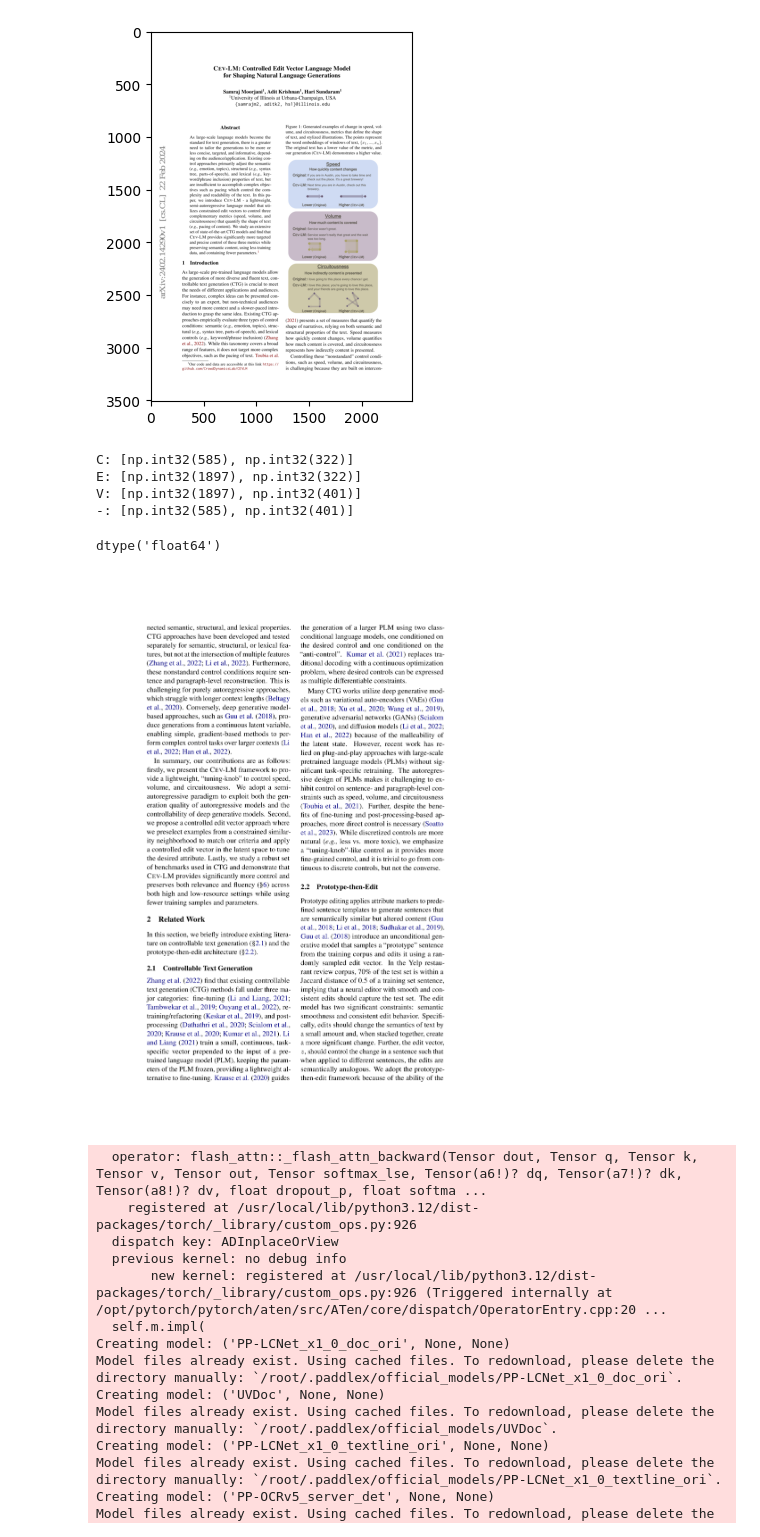
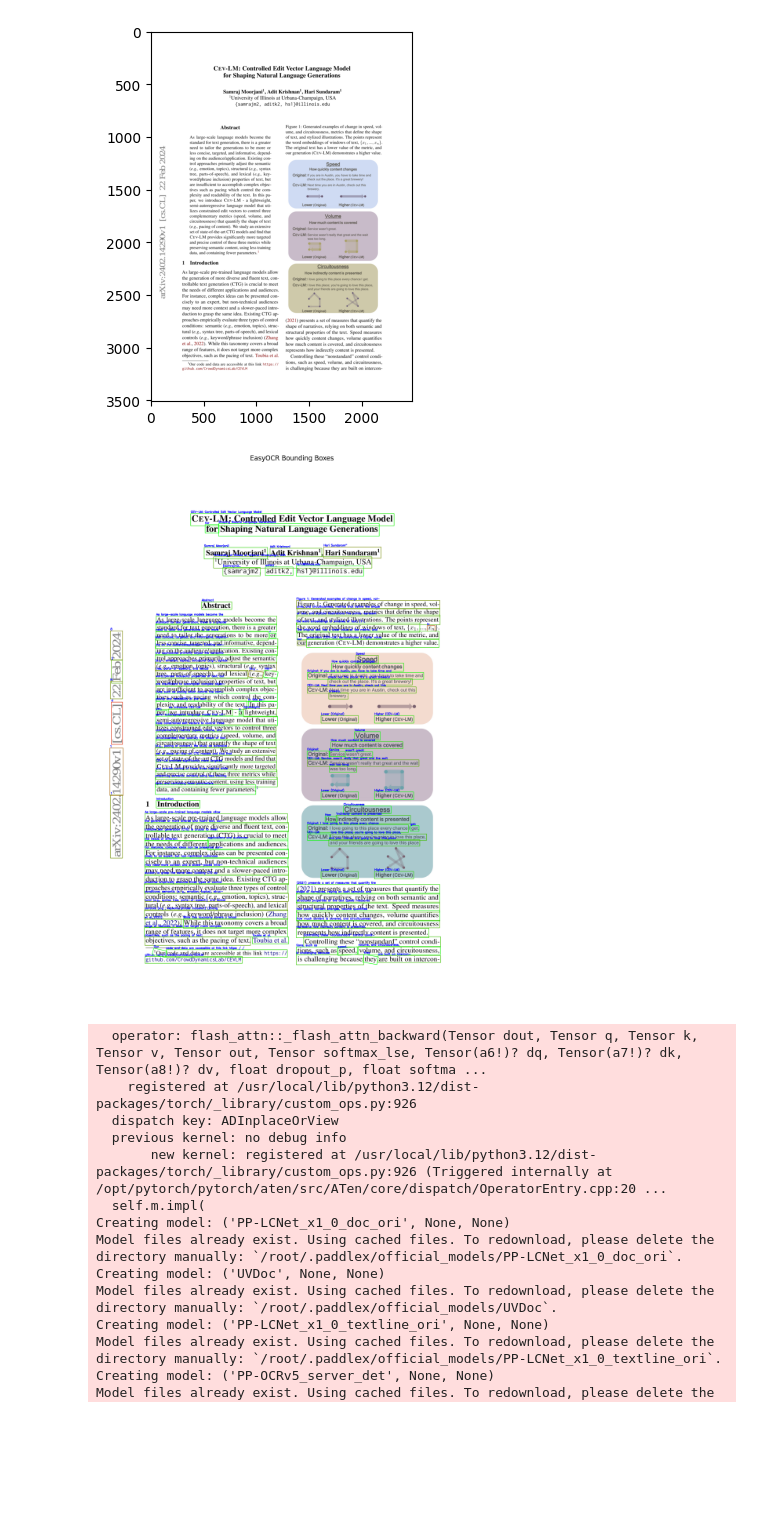
Before and after one commit to Julien-Pgn/SciRex, a Jupyter notebook: notebooks/ocr.ipynb, the cells around one changed output. Saved outputs shown, nothing was run; the diff lists cells and outputs as text; code cells hidden in the pictures; blank space fills up the shorter version.

```diff
--- a/notebooks/ocr.ipynb
+++ b/notebooks/ocr.ipynb
@@ -75,6 +77,6 @@ result
   'they',
   np.float64(0.9999951720237732))]
 # %%
-page = result[0]
+page = result[115]
 print(page)
 # %% [output]
@@ -110,43 +112,56 @@ for x, y in boxes:
 (1897, 401)
 (585, 401)
 # %%
-img = cv2.imread("./data/sample_page.png")
+image_path = "./data/sample_page.png"
+img = cv2.imread(img_path)
 plt.imshow(img)
 # %% [output]
 <matplotlib.image.AxesImage at 0x...>
 [figure]
 # %%
-img = cv2.imread("./data/sample_page.png")
+img = cv2.imread(image_path)
+img_plot = img.copy()
+show_text = True
 
-for box in zip(boxes):
-    pts = np.array(box, dtype = int)
-    cv2.polylines(img, [pts], isClosed=True, color=(0,255,0), thickness=2)
+# Function to color bboxes based on confidence score
+def confidence_to_color(conf):
+    """
+    Converts a confidence score (0-1) to a BGR color (0-255).
+    Red (low confidence) → Green (high confidence).
+    """
+    # Invert the confidence score so that low confidence is red and high confidence is green
+    normalized_conf = 1.0 - conf
+
+    # Red (255, 0, 0) → Green (0, 255, 0)
+    red = int(255 * normalized_conf)
+    green = int(255 * conf)
+    blue = 0
+
+    # Return color in BGR format for OpenCV
+    return (blue, green, red)
+
+for bbox, text, conf in result:
+    # Convert bbox to integer coordinates, sometimes they are floats
+    # Transforms the list of points into a numpy array of shape (4, 2) for easier handling
+    pts = np.array(bbox, dtype=int)
+
+    # Confidence coloring
+    color = confidence_to_color(conf)
+    cv2.polylines(img_plot, [pts], True, color, 2)
+
+    # Place text above the bounding box
     x, y = pts[0]
+    if show_text:
+        cv2.putText(img_plot, text, (x, y - 5),
+                    cv2.FONT_HERSHEY_SIMPLEX, 0.6, (255, 0, 0), 2)
+
+plt.figure(figsize=(20, 18))
+plt.imshow(cv2.cvtColor(img_plot, cv2.COLOR_BGR2RGB))
+plt.axis("off")
+plt.title("EasyOCR Bounding Boxes")
+plt.show()
 # %% [output]
-C: [np.int32(585), np.int32(322)]
-E: [np.int32(1897), np.int32(322)]
-V: [np.int32(1897), np.int32(401)]
--: [np.int32(585), np.int32(401)]
+[figure, added]
-# %%
-print(f"Extracted {len()}")
-# %% [output]
-dtype('float64')
-# %%
-from PIL import Image
-
-# Récupère le chemin du PDF depuis ton DataFrame
-pdf_path = df.iloc[50]["pdf_path"]
-
-# Convertit le PDF en images (une liste de PIL.Image)
-images = convert_from_path(pdf_path, dpi=300)
-
-# Affiche la première page
-plt.figure(figsize=(30, 16))
-plt.imshow(images[1])  # images[0] est un objet PIL.Image
-plt.axis('off')  # Désactive les axes
-plt.show()
-# %% [output]
-[figure, removed]
 # %%
 images[0].save("./data/sample_page.png")
 # %%
```
Also changed, not shown: parts of 2 cells of this notebook.
